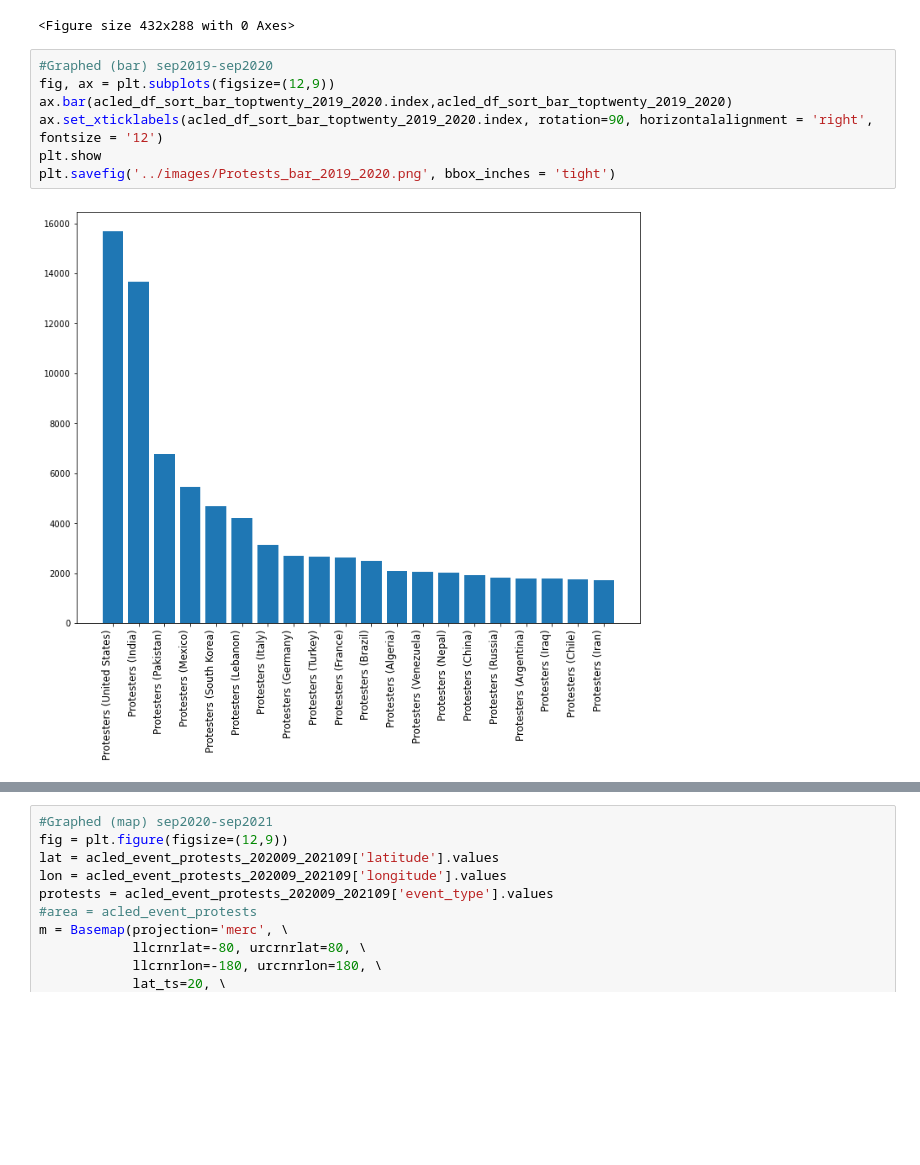
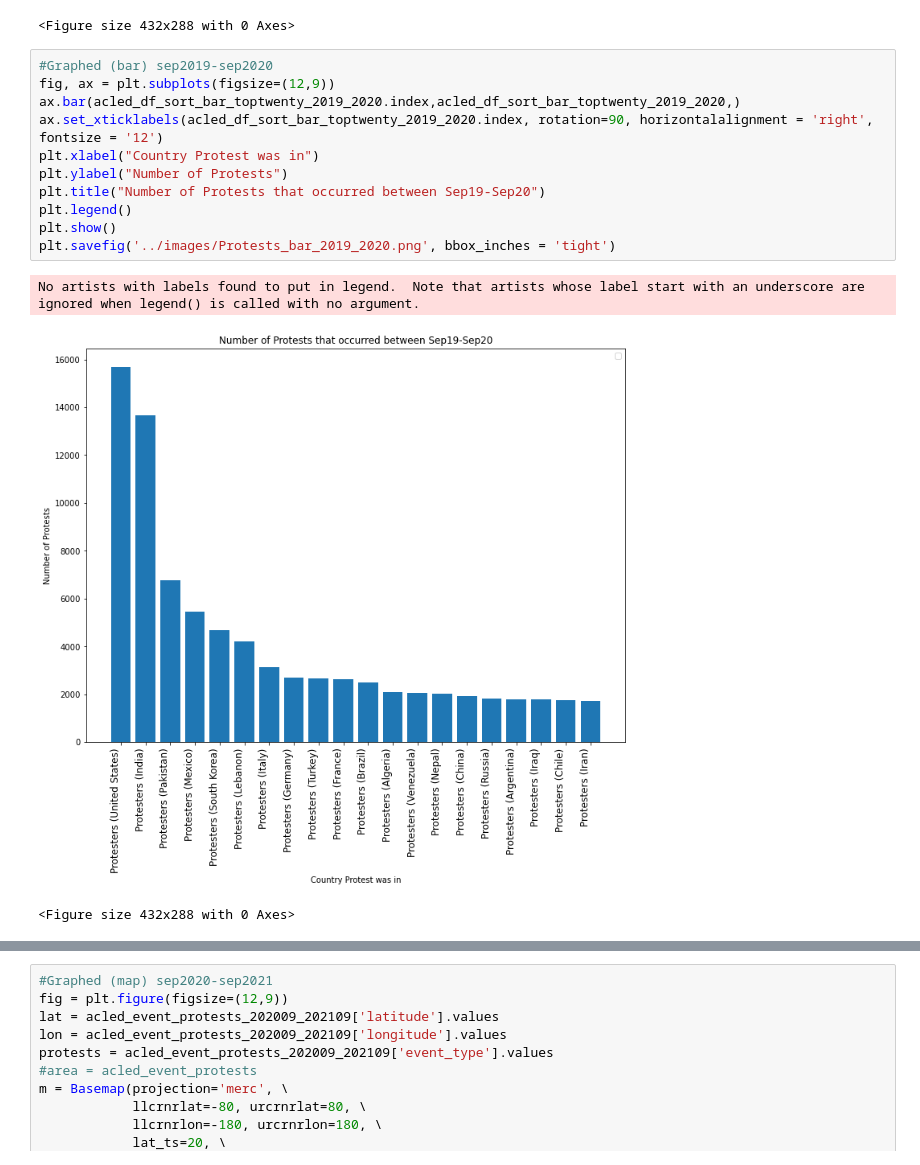
Before and after one commit to morgancoad/acled_data, a Jupyter notebook: notebooks/acled_eda.ipynb, the cells around one changed output, grey strips where cells are left out. Drawn from its saved outputs; the diff is of its cells as text; blank space fills up the shorter version.

```diff
--- a/notebooks/acled_eda.ipynb
+++ b/notebooks/acled_eda.ipynb
@@ -382,9 +564,15 @@ Clipping input data to the valid range for imshow with RGB data ([0..1] for floa
 # %%
 #Graphed (bar) sep2019-sep2020
 fig, ax = plt.subplots(figsize=(12,9))
-ax.bar(acled_df_sort_bar_toptwenty_2019_2020.index,acled_df_sort_bar_toptwenty_2019_2020)
+ax.bar(acled_df_sort_bar_toptwenty_2019_2020.index,acled_df_sort_bar_toptwenty_2019_2020,)
 ax.set_xticklabels(acled_df_sort_bar_toptwenty_2019_2020.index, rotation=90, horizontalalignment = 'right', fontsize = '12')
-plt.show
+plt.xlabel("Country Protest was in")
+plt.ylabel("Number of Protests")
+plt.title("Number of Protests that occurred between Sep19-Sep20")
+plt.legend()
+plt.show()
 plt.savefig('../images/Protests_bar_2019_2020.png', bbox_inches = 'tight')
 # %% [output]
+No artists with labels found to put in legend.  Note that artists whose label start with an underscore are ignored when legend() is called with no argument.
-[figure, old version]
+[figure, new version]
+<Figure size 432x288 with 0 Axes>
```
Also changed, not shown: parts of 16 cells of this notebook, 1 other file.
